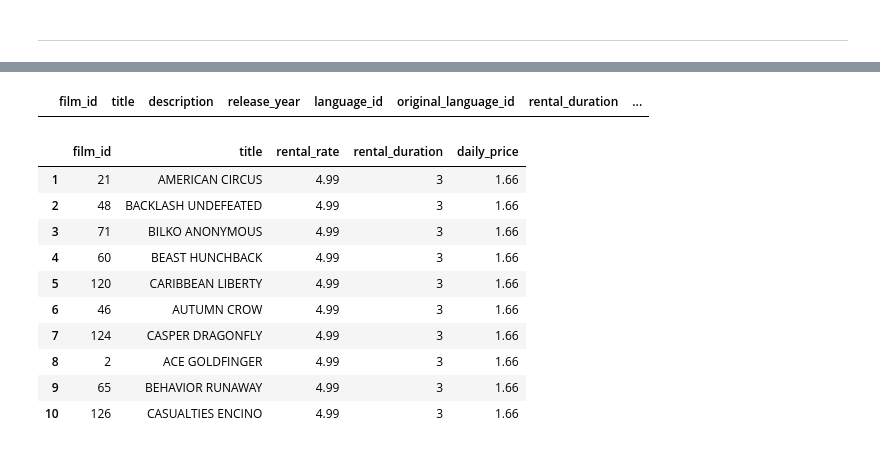
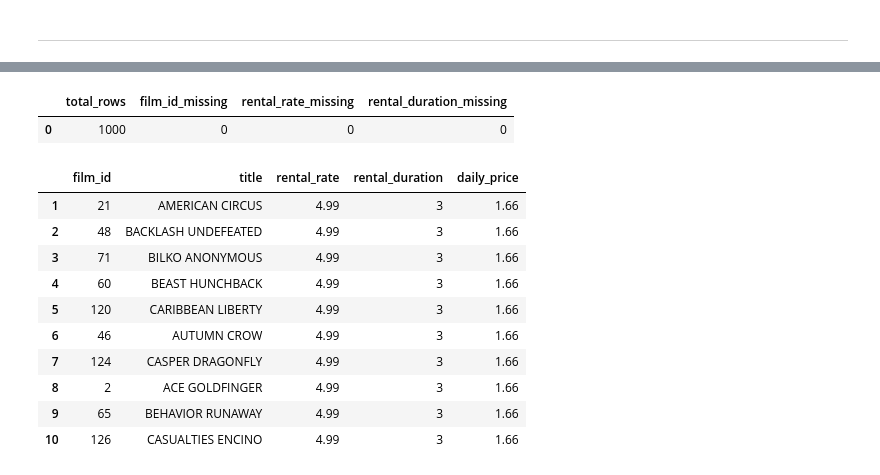
Before and after one commit to Akina-Aoki/sql_lab1_aira_franco, a Jupyter notebook: duckdb_pandas.ipynb, the cells around one changed output, grey strips where cells are left out. Cells and saved outputs as stored; diff of their text form; code cells hidden in the pictures.

```diff
--- a/duckdb_pandas.ipynb
+++ b/duckdb_pandas.ipynb
@@ -229,18 +241,16 @@ check_film.head()
-# %%
-# 2 Diagnose risk rows / bad inputs
-# rental_rate or rental_duration is NULL or rental_duration = 0
-
-duckdb.sql("""--sql
-SELECT *
-FROM film
-WHERE rental_rate IS NULL
-OR rental_duration IS NULL
-OR rental_duration = 0;
-           """).df()
-
-# Output: 0 rows, so no bad inputs found
-# %% [output]
-|  | film_id | title | description | release_year | language_id | original_language_id | rental_duration | ... |
+# %%
+# 2 Diagnose risk rows / bad inputs
+duckdb.sql("""--sql
+SELECT
+    COUNT(*) AS total_rows,
+    COUNT(*) FILTER (WHERE film_id IS NULL) AS film_id_missing,
+    COUNT(*) FILTER (WHERE rental_rate IS NULL) AS rental_rate_missing,
+    COUNT(*) FILTER (WHERE rental_duration IS NULL) AS rental_duration_missing
+FROM film;
+""").df()
+# %% [output]
+|  | total_rows | film_id_missing | rental_rate_missing | rental_duration_missing |
+| 0 | 1000 | 0 | 0 | 0 |
 # %%
 # 3 Sorting WITHOUT DENSE RANK and OVER
 
```
Also changed, not shown: parts of 23 cells of this notebook, 1 other file.
